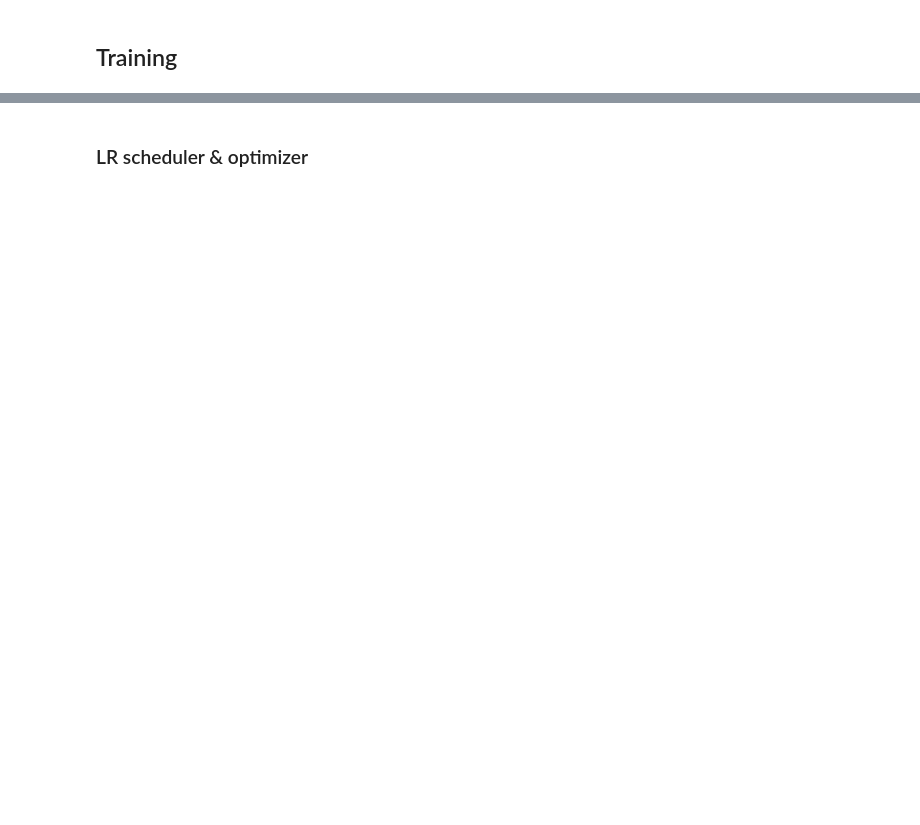
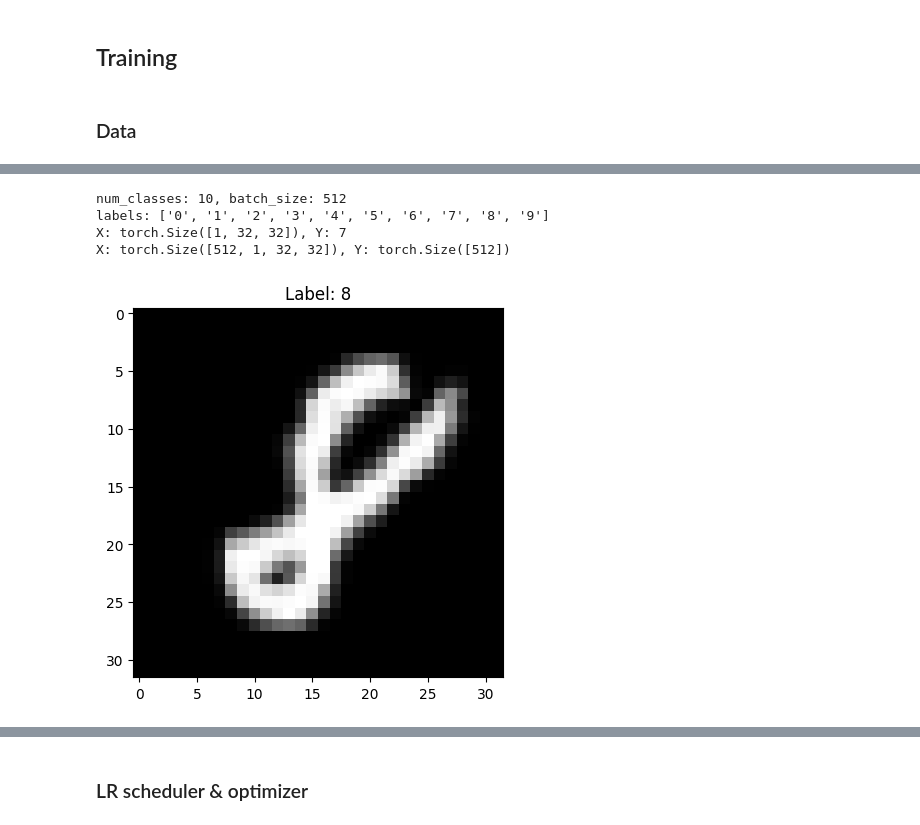
Before and after one commit to slegroux/nimrod, a Jupyter notebook: nbs/models.diffusion.ipynb, the cells around one changed output, grey strips where cells are left out. Saved outputs shown, nothing was run; the diff lists cells and outputs as text; code cells hidden in the pictures; blank space fills up the shorter version.

```diff
--- a/nbs/models.diffusion.ipynb
+++ b/nbs/models.diffusion.ipynb
@@ -50,18 +54,0 @@ Seed set to 42
-# %%
-cfg = OmegaConf.load('../config/data/image/mnist.yaml')
-transforms = transforms.Compose([
-    transforms.ToTensor(),
-    transforms.Resize(32),
-    transforms.Normalize((0.1307,), (0.3081,))
-])
-dm = instantiate(cfg, batch_size=128, transforms=transforms)
-dm.prepare_data()
-dm.setup()
-print(f"num_classes: {dm.num_classes}, batch_size: {dm.batch_size}")
-print(f"labels: {dm.label_names}")
-x, y = dm.test_ds[0]
-print(f"X: {x.shape}, Y: {y}")
-x,y = next(iter(dm.train_dataloader()))
-print(f"X: {x.shape}, Y: {y.shape}")
-B,C,H,W = x.shape
-dm.show(1)
@@ -138,2 +111,35 @@ tensor(1.0914, grad_fn=<MseLossBackward0>)
 # %% [markdown]
 ## Training
+# %% [markdown]
+### Data
+# %%
+#| no test
+
+BATCH_SIZE = 512
+
+cfg = OmegaConf.load('../config/data/image/mnist.yaml')
+tfs = transforms.Compose(
+    [transforms.ToTensor(),
+    transforms.Resize(32),
+    # transforms.Normalize((0.1307,), (0.3081,))
+    ]
+    )
+
+dm = instantiate(cfg, batch_size=BATCH_SIZE, transforms=tfs, num_workers=20)
+dm.prepare_data()
+dm.setup()
+
+# check properties
+print(f"num_classes: {dm.num_classes}, batch_size: {dm.batch_size}")
+print(f"labels: {dm.label_names}")
+
+# sample
+x, y = dm.test_ds[0]
+print(f"X: {x.shape}, Y: {y}")
+
+# batch
+xb,yb = next(iter(dm.train_dataloader()))
+print(f"X: {xb.shape}, Y: {yb.shape}")
+B,C,H,W = xb.shape
+dm.show(0)
+# %% [output]
@@ -139,0 +149,5 @@ tensor(1.0914, grad_fn=<MseLossBackward0>)
+num_classes: 10, batch_size: 512
+labels: ['0', '1', '2', '3', '4', '5', '6', '7', '8', '9']
+X: torch.Size([1, 32, 32]), Y: 7
+X: torch.Size([512, 1, 32, 32]), Y: torch.Size([512])
+[figure, added]
```
Also changed, not shown: parts of 25 cells of this notebook.
